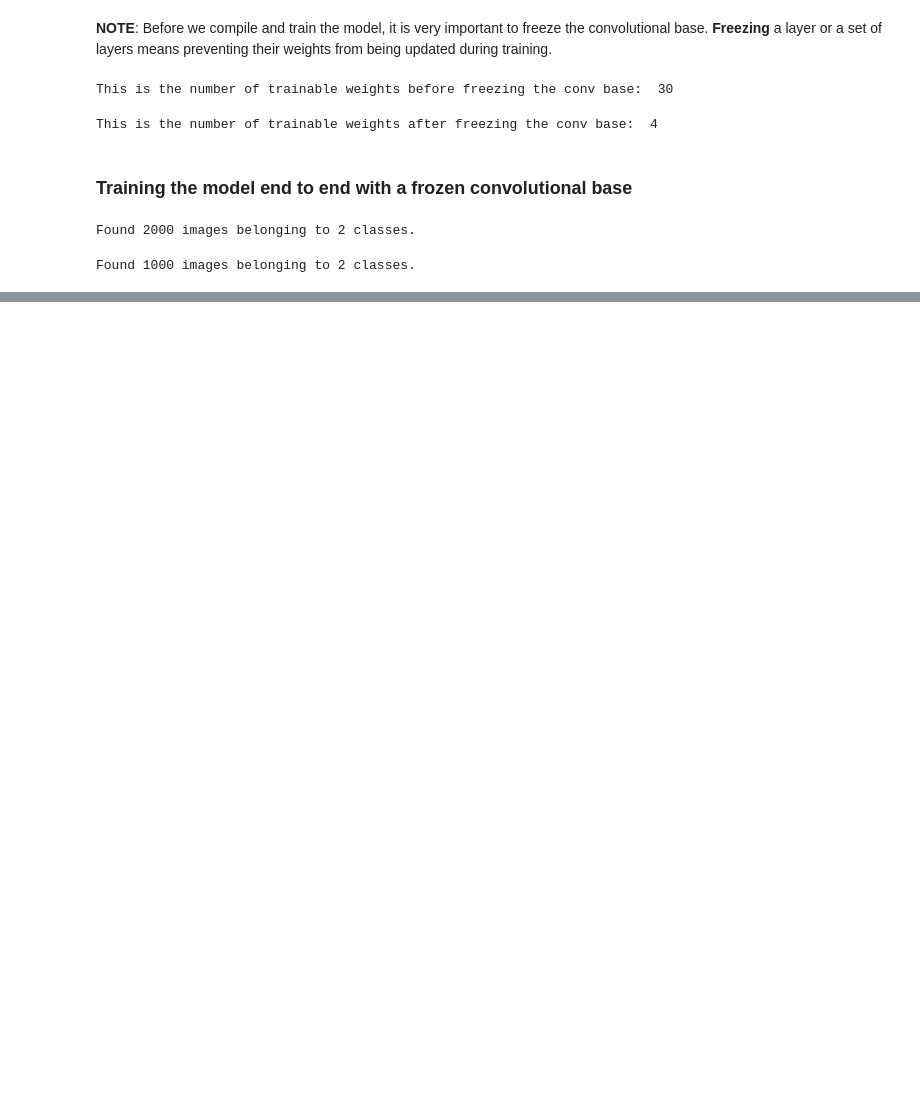
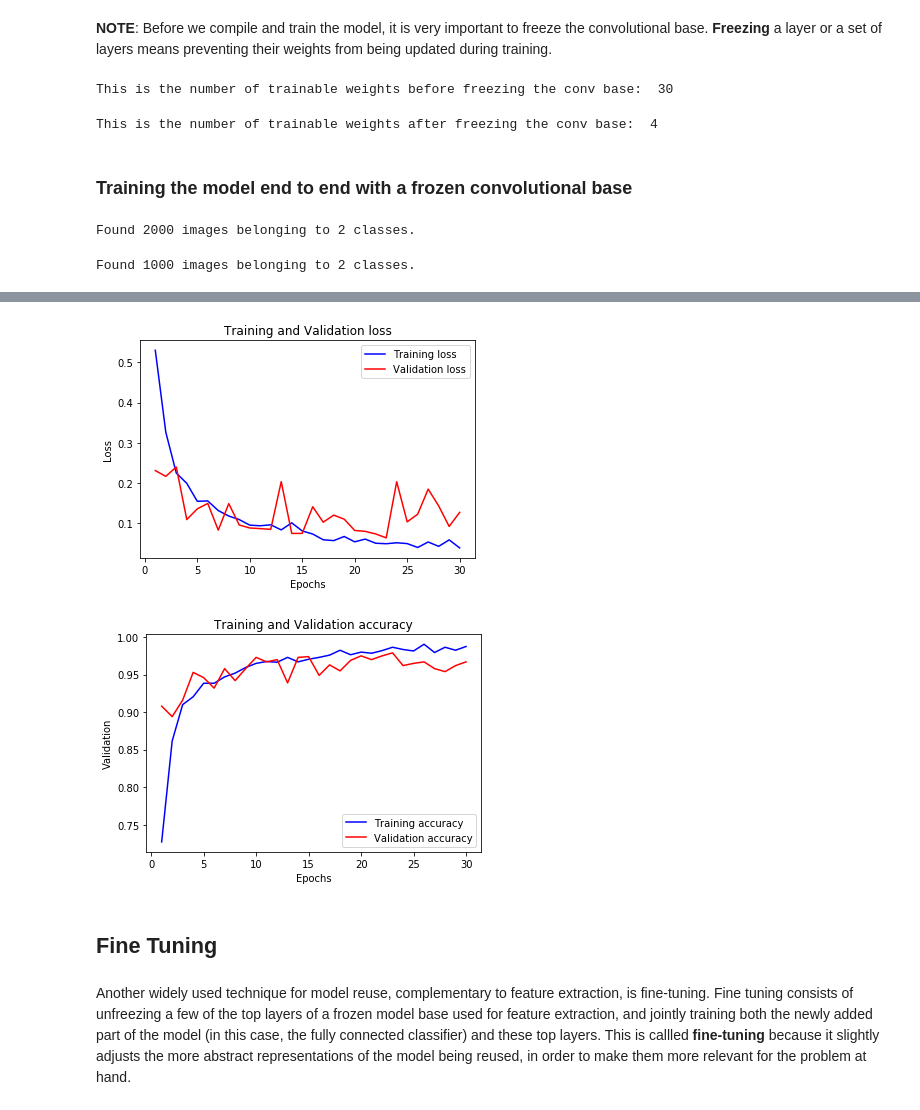
Before and after one commit to KonevDmitry/deep-learning, a Jupyter notebook: 06-CatdogNet.ipynb, the cells around one changed output, grey strips where cells are left out. Drawn from its saved outputs; the diff is of its cells as text; code cells hidden in the pictures; blank space fills up the shorter version.

```diff
--- a/06-CatdogNet.ipynb
+++ b/06-CatdogNet.ipynb
@@ -653,0 +652,9 @@ KeyboardInterrupt:
+# %%
+plot_history(history)
+# %% [output]
+[figure, added]
+[figure, added]
+# %% [markdown]
+## Fine Tuning
+# %% [markdown]
+Another widely used technique for model reuse, complementary to feature extraction, is fine-tuning. Fine tuning consists of unfreezing a few of the top layers of a frozen model base used for feature extraction, and jointly training both the newly added part of the model (in this case, the fully connected classifier) and these top layers. This is callled **fine-tuning** because it slightly adjusts the more abstract representations of the model being reused, in order to make them more relevant for the problem at hand.
```
Also changed, not shown: parts of 23 cells of this notebook.
